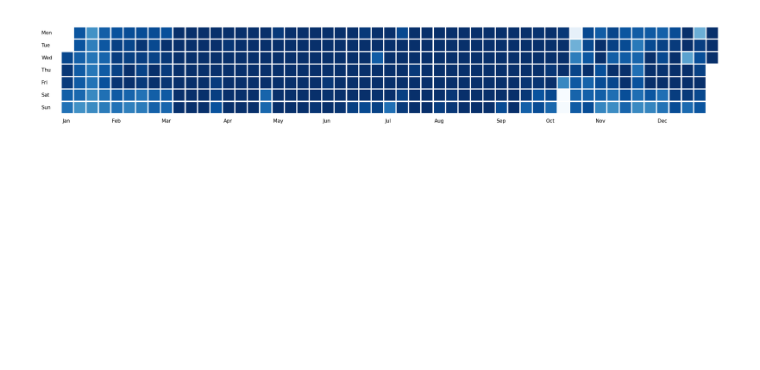
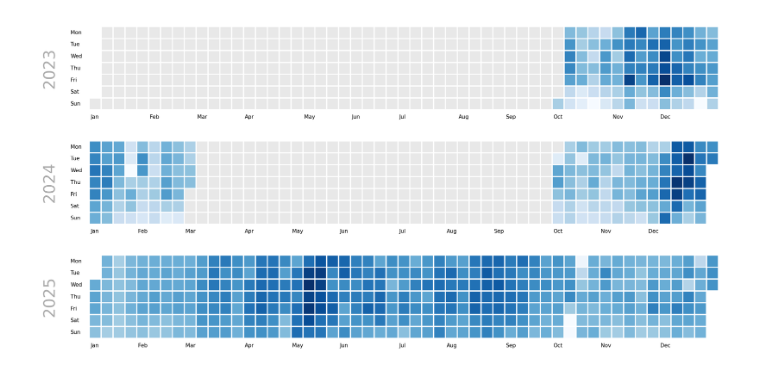
Before and after one commit to ANETILab/wp7_data_processing, a Jupyter notebook: src/preliminary.ipynb, the cells around one changed output. Cells and saved outputs as stored; diff of their text form; code cells hidden in the pictures; blank space fills up the shorter version.

Commit message:
Plot daily activity and unique users to a calplot GH-1

```diff
--- a/src/preliminary.ipynb
+++ b/src/preliminary.ipynb
@@ -16,6 +16,9 @@ def daterange(start_date: date, end_date: date):
 
 with open("../config.yaml", "r") as fp:
     config = yaml.safe_load(fp)
+
+with open("plotting_config.yaml", "r") as fp:
+    plotting_config = yaml.safe_load(fp)
 # %%
 data = pl.read_csv(
     config["dirs"]["pickwell"] + "/2023/10/01/location-82840-part0000.csv.gz",
@@ -93,23 +96,52 @@ def counts_to_dataframe(counts: dict[str, dict[str, int]]) -> pl.DataFrame:
 cdf_23 = counts_to_dataframe(counts_2023)
 cdf_24 = counts_to_dataframe(counts_2024)
 cdf_25 = counts_to_dataframe(counts_2025)
-# %%
-fig, ax = plt.subplots(figsize=(30, 3), dpi=150, layout="constrained")
-_ = dp.calendar(
-    dates=cdf_25["day"],
-    values=cdf_25["number_of_records"],
-    start_date="2025-01-01",
-    end_date="2025-12-31",
-    week_starts_on="Monday",
-    ax=ax,
-    cmap="Blues",
-)
-
-
-# for i in ["png", "svg"]:
-#     fig.savefig(
-#         f"../output/descriptives/number_of_records.{i}",
-#         metadata=config["metadata"][i],
-#     )
-# %% [output]
-[figure, removed]
+# %%
+fig, axs = plt.subplots(nrows=3, figsize=(18, 9), dpi=150, layout="constrained")
+_ = dp.calendar(
+    dates=cdf_23["day"],
+    values=cdf_23["number_of_records"],
+    start_date="2023-01-01",
+    end_date="2023-12-31",
+    week_starts_on="Monday",
+    ax=axs[0],
+    cmap="Blues",
+)
+_ = dp.calendar(
+    dates=cdf_24["day"],
+    values=cdf_24["number_of_records"],
+    start_date="2024-01-01",
+    end_date="2024-12-31",
+    week_starts_on="Monday",
+    ax=axs[1],
+    cmap="Blues",
+)
+_ = dp.calendar(
+    dates=cdf_25["day"],
+    values=cdf_25["number_of_records"],
+    start_date="2025-01-01",
+    end_date="2025-12-31",
+    week_starts_on="Monday",
+    ax=axs[2],
+    cmap="Blues",
+)
+text_args = dict(
+    x=-4,
+    y=3.5,
+    size=30,
+    rotation=90,
+    color="#aaa",
+    va="center",  # font=fontlight
+)
+axs[0].text(s="2023", **text_args)
+axs[1].text(s="2024", **text_args)
+axs[2].text(s="2025", **text_args)
+
+
+for i in ["png", "svg"]:
+    fig.savefig(
+        f"../output/descriptives/number_of_records_dayplot.{i}",
+        metadata=plotting_config["metadata"][i],
+    )
+# %% [output]
+[figure, added]
```
Also changed, not shown: parts of 2 cells of this notebook, 1 other file.
